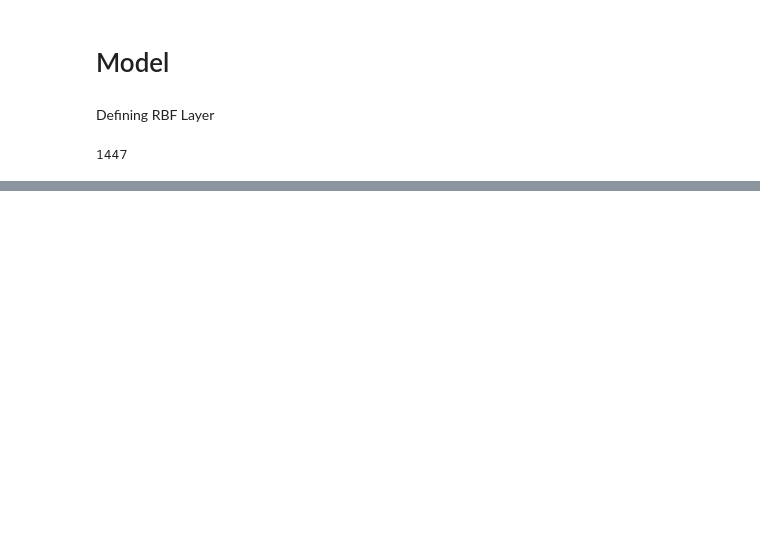
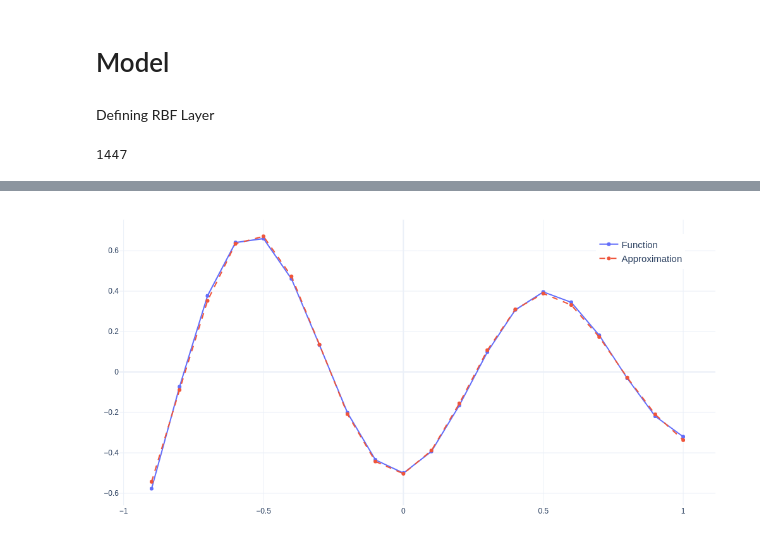
Before and after one commit to jokercrab/RBF_Network, a Jupyter notebook: main.ipynb, the cells around one changed output, grey strips where cells are left out. Cells and saved outputs as stored; diff of their text form; code cells hidden in the pictures; blank space fills up the shorter version.

```diff
--- a/main.ipynb
+++ b/main.ipynb
@@ -100,10 +94,11 @@ X_train, X_test, y_train, y_test = train_test_split(X, y,
 ## Defining network parametrs
 hidden_units=16
 loss_func='mse' # mean squared error loss function
-opt=tf.keras.optimizers.SGD(0.2) # Stochastic gradient descent
+#opt=tf.keras.optimizers.AdamW() # Stochastic gradient descent
                                  # method with learning rate 0.1
 #opt=tf.keras.optimizers.Adagrad(0.05)
-#opt=tf.keras.optimizers.Adam() #was the best
+opt=tf.keras.optimizers.AdamW(0.01) #was the best
+
 metric=['mae'] # additional metrics mean absolute error
 
 ######################
@@ -123,25 +118,19 @@ model.compile(loss=loss_func,
               metrics=metric
               )
 
-es=[tf.keras.callbacks.EarlyStopping(min_delta=0,monitor='val_loss',patience=50,mode='min')]
+es=[tf.keras.callbacks.EarlyStopping(min_delta=0,monitor='loss',patience=10,mode='min')]
 #es=[EarlyStoppingByLossVal(monitor='loss',value=0.0001,)] # stop training
 
 
 history=model.fit(X_train, y_train,
-          batch_size=10,
-          epochs=5000,
+          batch_size=5,
+          epochs=2000,
           verbose=0,
-          #callbacks=es,
-          validation_data=(X_test,y_test)
+          callbacks=es,
+          validation_data=(X_test,y_test),
+          use_multiprocessing=True
           )
 
 y_pred = model.predict(X)
-
-
-fig=go.Figure()
-fig.add_trace(go.Scatter(x=X.reshape(-1),y=y.reshape(-1),mode='lines+markers',name='Function'))
-fig.add_trace(go.Scatter(x=X.reshape(-1),y=y_pred.reshape(-1),mode='lines+markers',name='Approximation',line=dict(dash='dash')))
-fig.update_layout(width=1000,
-                  margin=dict(l=20, r=20, t=20, b=20))
-fig.show()
+model.evaluate(X,y,use_multiprocessing=True,batch_size=5)
 # %% [output]
@@ -157,0 +142,22 @@ history.history
+# %%
+fig=go.Figure()
+fig.add_trace(go.Scatter(x=X.reshape(-1),
+                         y=y.reshape(-1),
+                         mode='lines+markers',
+                         name='Function'))
+fig.add_trace(go.Scatter(x=X.reshape(-1),
+                         y=y_pred.reshape(-1),
+                         mode='lines+markers',
+                         name='Approximation',
+                         line=dict(dash='dash')))
+fig.update_layout(width=1000,
+                  margin=dict(l=20, r=20, t=20, b=20),
+                  legend=dict(
+                  y=.95,
+                  font=dict(size=15),
+                  x=.8
+                  ))
+
+fig.show()
+# %% [output]
+[figure, added]
```
Also changed, not shown: parts of 19 cells of this notebook.
